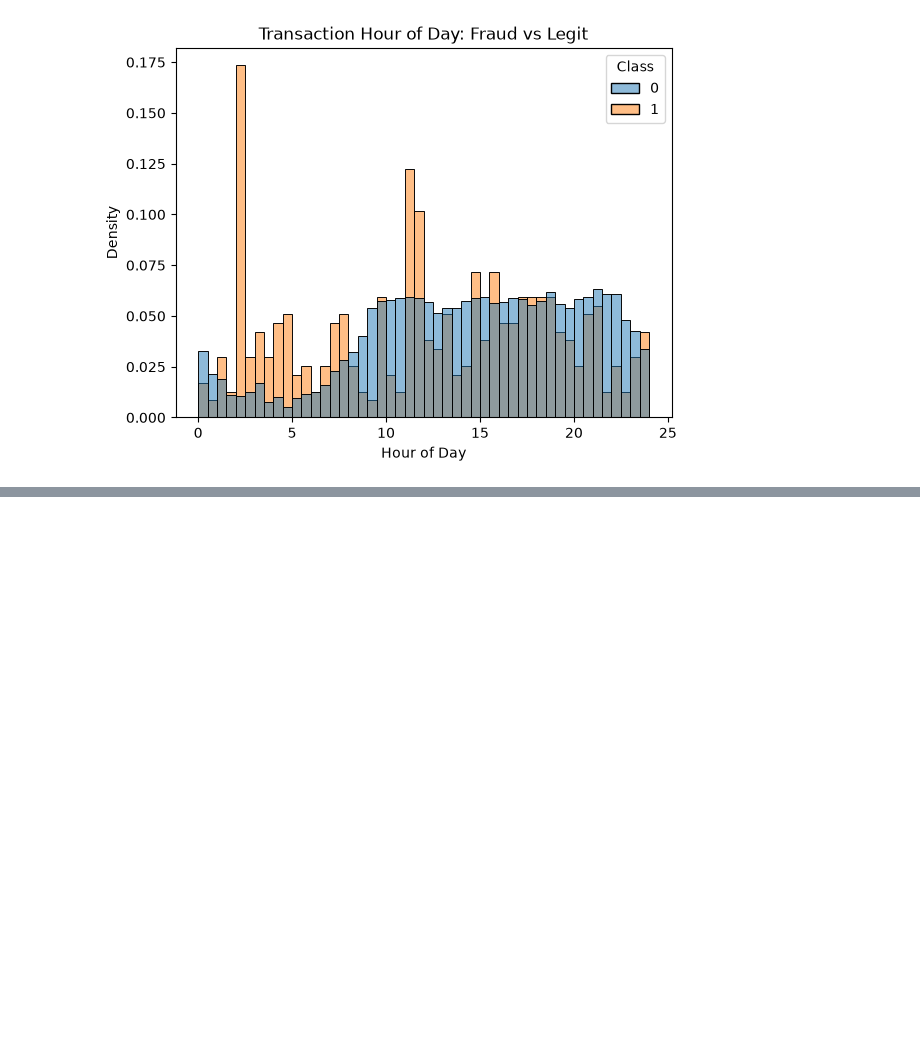
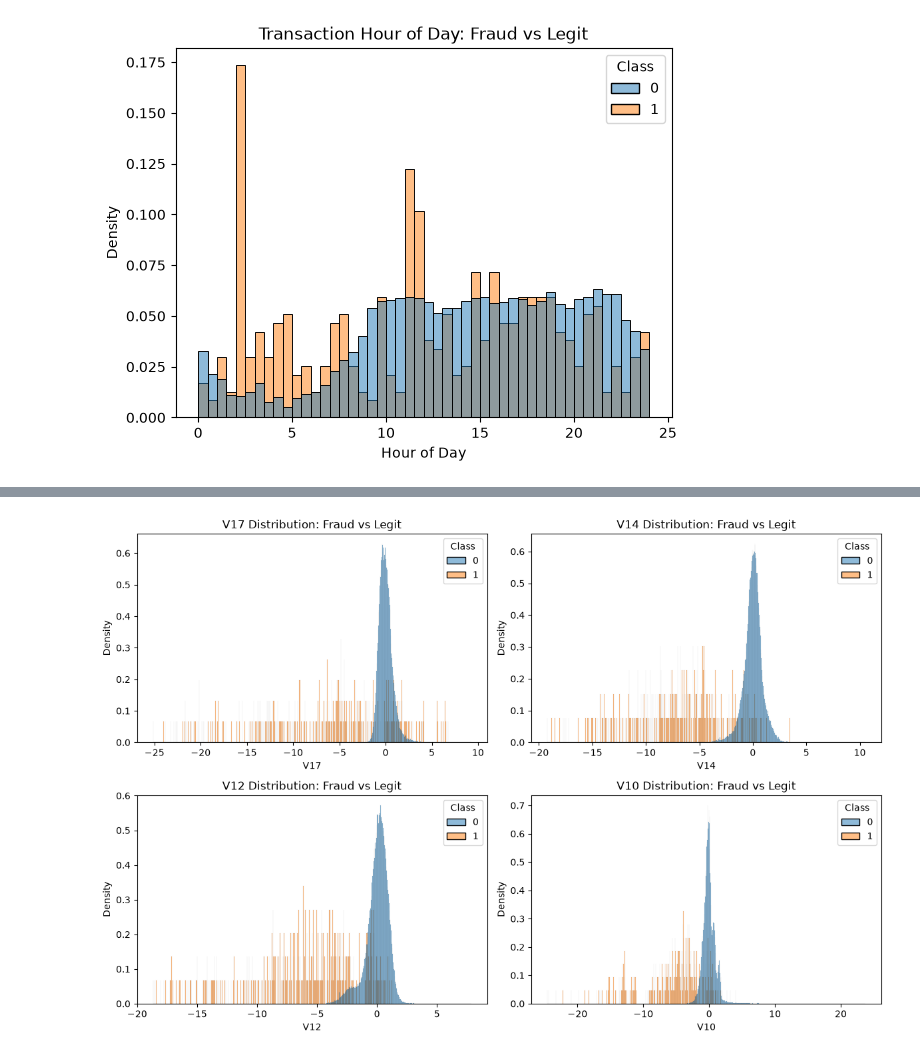
Before and after one commit to Farazfaiyazazar/credit-card-fraud-detection, a Jupyter notebook: eda.ipynb, the cells around one changed output, grey strips where cells are left out. Saved outputs shown, nothing was run; the diff lists cells and outputs as text; code cells hidden in the pictures; blank space fills up the shorter version.

Commit message:
Here we made Top correlated features distribution as step5

```diff
--- a/eda.ipynb
+++ b/eda.ipynb
@@ -49,0 +71,14 @@ plt.show()
+# %%
+top_features = ['V17', 'V14', 'V12', 'V10']
+
+fig, axes = plt.subplots(2, 2, figsize=(12, 8))
+axes = axes.flatten()
+
+for i, feature in enumerate(top_features):
+    sns.histplot(data=df, x=feature, hue='Class', stat='density', common_norm=False, ax=axes[i])
+    axes[i].set_title(f'{feature} Distribution: Fraud vs Legit')
+
+plt.tight_layout()
+plt.show()
+# %% [output]
+[figure, added]
```
Also changed, not shown: parts of 1 cell of this notebook.
